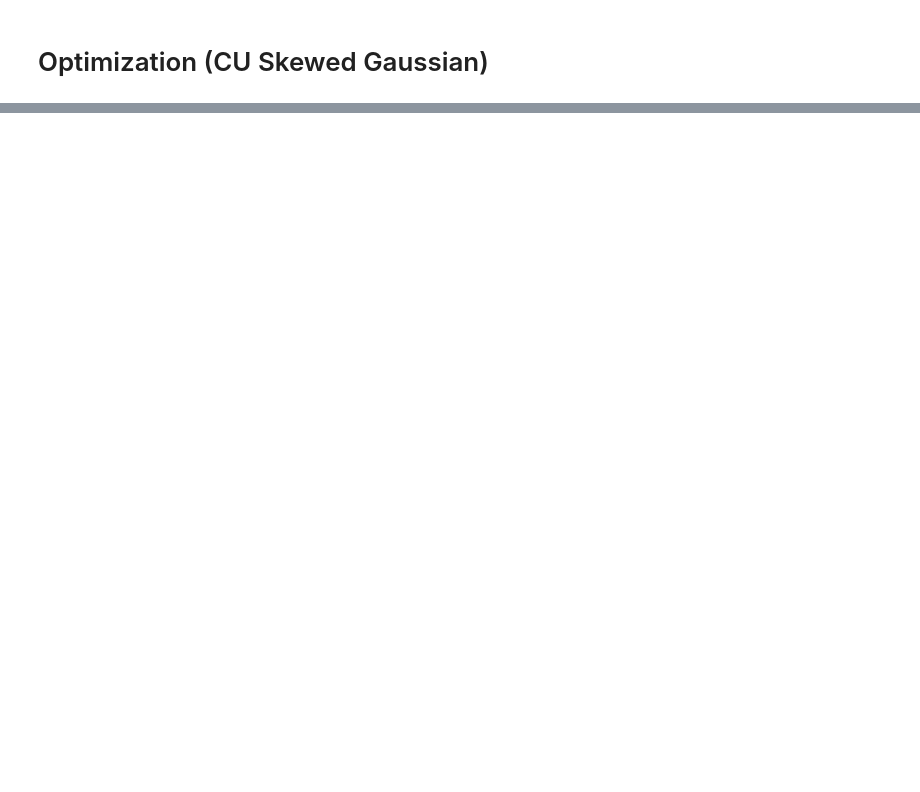
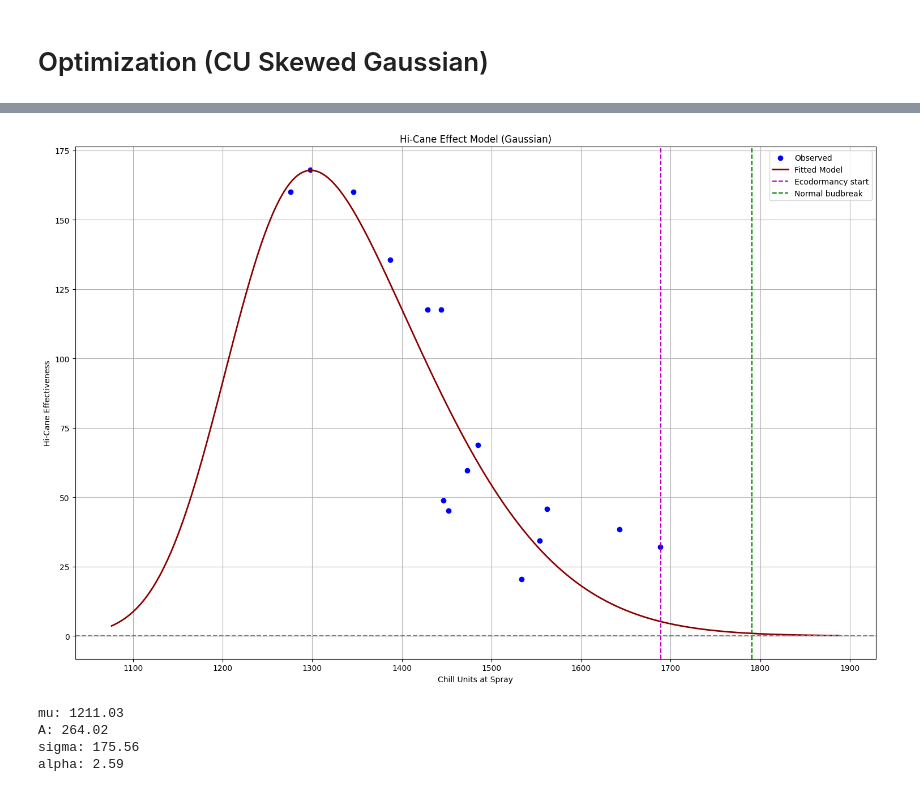
Before and after one commit to Niloofar-Sh/PlayGround, a Jupyter notebook: HC_BB.ipynb, the cells around one changed output, grey strips where cells are left out. Cells and saved outputs as stored; diff of their text form; code cells hidden in the pictures; blank space fills up the shorter version.

```diff
--- a/HC_BB.ipynb
+++ b/HC_BB.ipynb
@@ -651,0 +732,62 @@ observations
+# %%
+CU_eco_start = 1689.30
+normal_budbreak = 1689.30 + 101.29
+
+def skewed_gaussian(x, mu, A, sigma, alpha):
+    """
+    Skewed Gaussian: combines a normal PDF and CDF
+    """
+    norm_pdf = norm.pdf((x - mu) / sigma)
+    norm_cdf = norm.cdf(alpha * (x - mu) / sigma)
+    return A * 2 * norm_pdf * norm_cdf
+
+
+# Filter data to remove post endo-dormancy HC applications
+chu_spray = np.array(chu_spray)
+chu_obs = np.array(chu_obs)
+filter_post_endo = (chu_spray <= CU_eco_start) & (chu_obs < normal_budbreak)
+
+x = chu_spray[filter_post_endo]
+y = np.array(normal_budbreak)-chu_obs[filter_post_endo]
+
+# Initial guess: [mu, A, sigma, alpha]
+p0 = [1300, 170, 100, 5]
+
+# Parameter bounds to help constrain and ensure both phases get fit
+bounds = (
+    [1200, 50, 50, 1],  # Lower bounds
+    [1400, 500, 200, 10]  # Upper bounds
+)
+
+# Fit the model
+popt, _ = curve_fit(skewed_gaussian, x, y, p0=p0, bounds=bounds, maxfev=10000)
+
+# Generate fit curve
+x_fit = np.linspace(min(x)-200, max(x)+200, 300)
+y_fit = skewed_gaussian(x_fit, *popt)
+
+# Plot results
+plt.figure(figsize=(15, 10))
+plt.scatter(x, y, label="Observed", color="blue")
+plt.plot(x_fit, y_fit, label="Fitted Model", color="darkred", linewidth=2)
+plt.axvline(CU_eco_start, linestyle='--', color='m', label="Ecodormancy start")
+plt.axvline(normal_budbreak, linestyle='--', color='green', label="Normal budbreak")
+plt.axhline(0, linestyle='--', color='gray')
+plt.xlabel("Chill Units at Spray")
+plt.ylabel("Hi-Cane Effectiveness")
+plt.title("Hi-Cane Effect Model (Gaussian)")
+plt.legend()
+plt.grid(True)
+plt.tight_layout()
+plt.show()
+
+# Print fitted parameter values
+param_names = ["mu", "A", "sigma", "alpha"]
+for name, val in zip(param_names, popt):
+    print(f"{name}: {val:.2f}")
+# %% [output]
+[figure, added]
+mu: 1211.03
+A: 264.02
+sigma: 175.56
+alpha: 2.59
```
Also changed, not shown: parts of 12 cells of this notebook.
